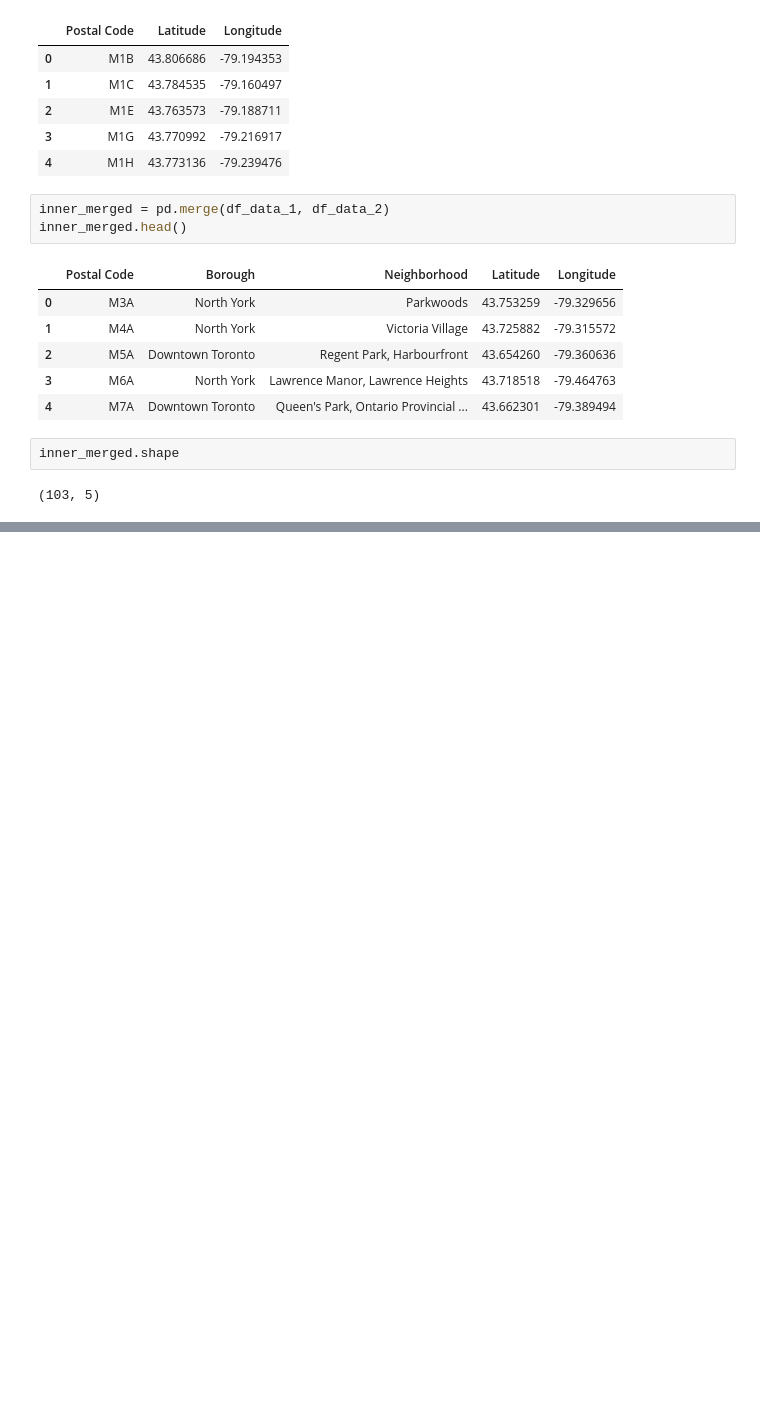
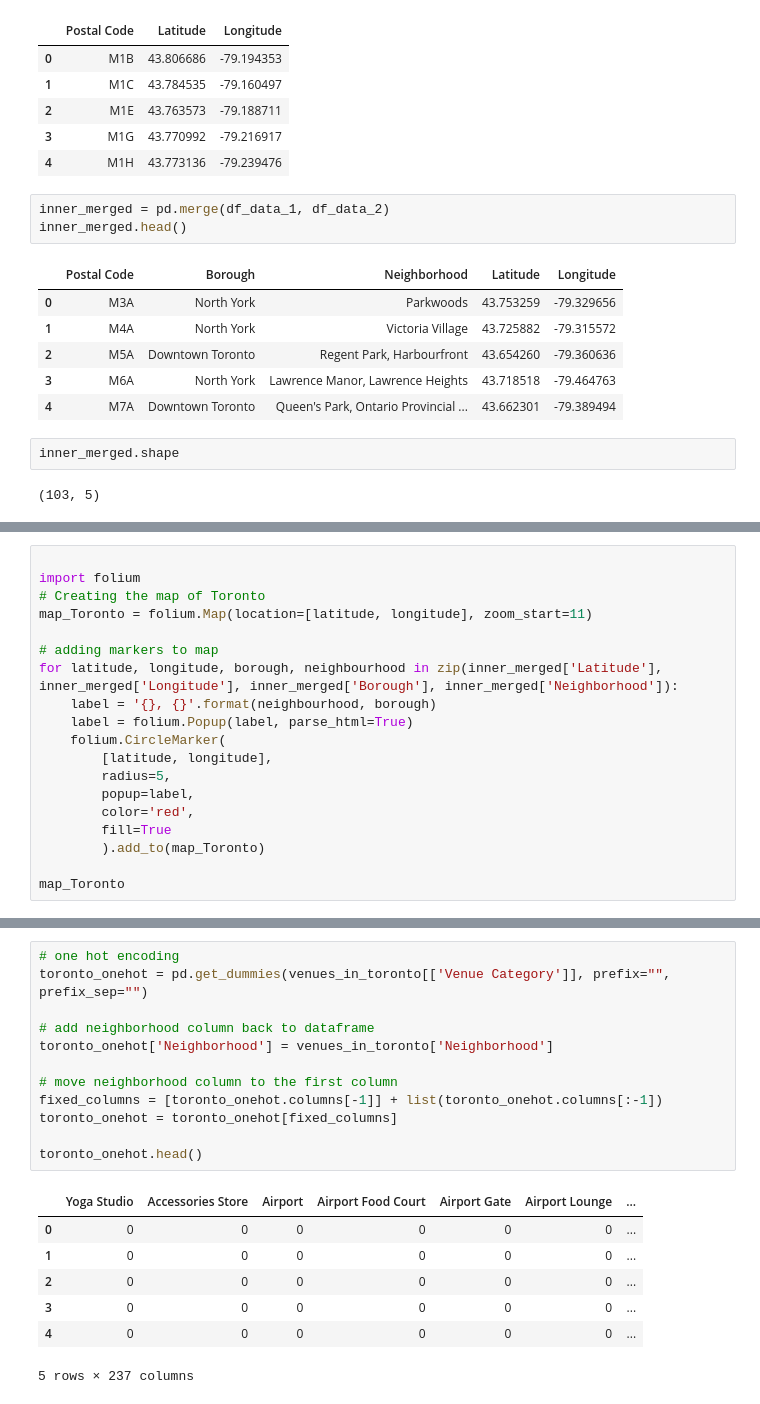
Before and after one commit to vyasrc/IBM_Capstone_Project, a Jupyter notebook: Segmentation & Clustering Neighborhoods in Toronto.ipynb, the cells around one changed output, grey strips where cells are left out. Saved outputs shown, nothing was run; the diff lists cells and outputs as text; blank space fills up the shorter version.

```diff
--- a/Segmentation & Clustering Neighborhoods in Toronto.ipynb
+++ b/Segmentation & Clustering Neighborhoods in Toronto.ipynb
@@ -64,0 +78,19 @@ inner_merged.shape
+# %%
+
+import folium
+# Creating the map of Toronto
+map_Toronto = folium.Map(location=[latitude, longitude], zoom_start=11)
+
+# adding markers to map
+for latitude, longitude, borough, neighbourhood in zip(inner_merged['Latitude'], inner_merged['Longitude'], inner_merged['Borough'], inner_merged['Neighborhood']):
+    label = '{}, {}'.format(neighbourhood, borough)
+    label = folium.Popup(label, parse_html=True)
+    folium.CircleMarker(
+        [latitude, longitude],
+        radius=5,
+        popup=label,
+        color='red',
+        fill=True
+        ).add_to(map_Toronto)
+
+map_Toronto
@@ -64,0 +203,20 @@ inner_merged.shape
+# %%
+# one hot encoding
+toronto_onehot = pd.get_dummies(venues_in_toronto[['Venue Category']], prefix="", prefix_sep="")
+
+# add neighborhood column back to dataframe
+toronto_onehot['Neighborhood'] = venues_in_toronto['Neighborhood']
+
+# move neighborhood column to the first column
+fixed_columns = [toronto_onehot.columns[-1]] + list(toronto_onehot.columns[:-1])
+toronto_onehot = toronto_onehot[fixed_columns]
+
+toronto_onehot.head()
+# %% [output]
+|  | Yoga Studio | Accessories Store | Airport | Airport Food Court | Airport Gate | Airport Lounge | ... |
+| 0 | 0 | 0 | 0 | 0 | 0 | 0 | ... |
+| 1 | 0 | 0 | 0 | 0 | 0 | 0 | ... |
+| 2 | 0 | 0 | 0 | 0 | 0 | 0 | ... |
+| 3 | 0 | 0 | 0 | 0 | 0 | 0 | ... |
+| 4 | 0 | 0 | 0 | 0 | 0 | 0 | ... |
+5 rows × 237 columns
```
Also changed, not shown: parts of 18 cells of this notebook.
